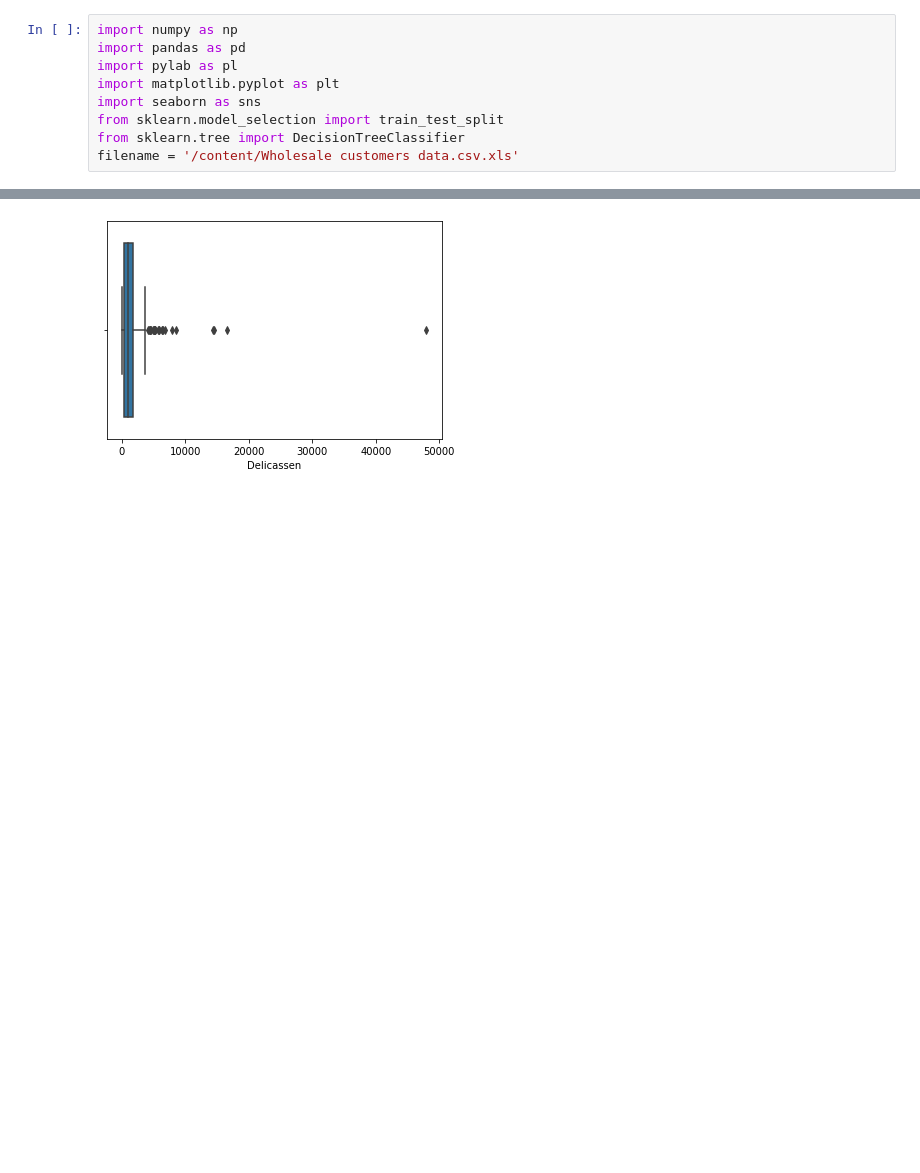
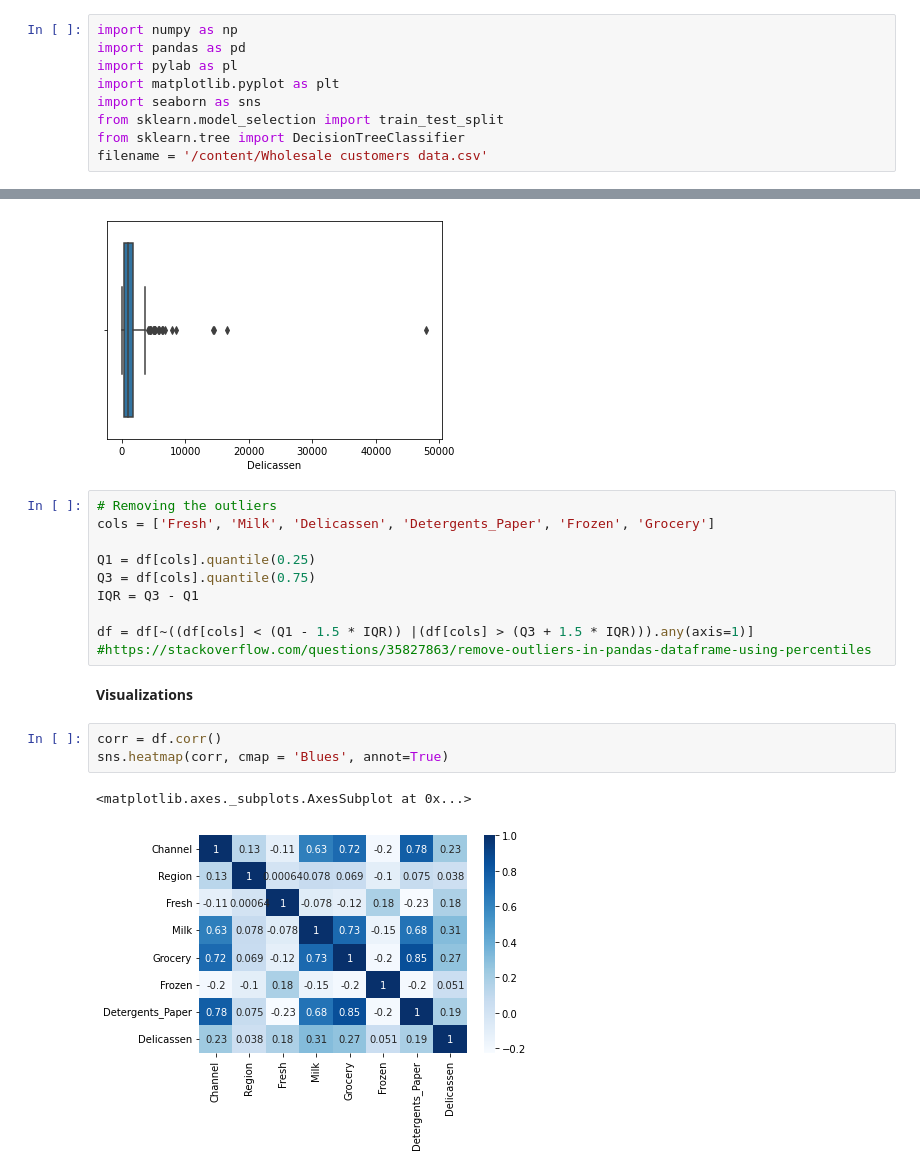
Before and after one commit to mopferman/Project2, a Jupyter notebook: Wholesale_Customers_Project_2.ipynb, the cells around one changed output, grey strips where cells are left out. Drawn from its saved outputs; the diff is of its cells as text; blank space fills up the shorter version.

```diff
--- a/Wholesale_Customers_Project_2.ipynb
+++ b/Wholesale_Customers_Project_2.ipynb
@@ -8,7 +8,7 @@ import matplotlib.pyplot as plt
 import seaborn as sns
 from sklearn.model_selection import train_test_split
 from sklearn.tree import DecisionTreeClassifier
-filename = '/content/Wholesale customers data.csv.xls'
+filename = '/content/Wholesale customers data.csv'
 # %%
 df = pd.read_csv(filename)
 df.head()
@@ -102,3 +102,21 @@ sns.boxplot(df['Detergents_Paper']);
 sns.boxplot(df['Delicassen']);
 # %% [output]
 [figure]
+# %%
+# Removing the outliers
+cols = ['Fresh', 'Milk', 'Delicassen', 'Detergents_Paper', 'Frozen', 'Grocery']
+
+Q1 = df[cols].quantile(0.25)
+Q3 = df[cols].quantile(0.75)
+IQR = Q3 - Q1
+
+df = df[~((df[cols] < (Q1 - 1.5 * IQR)) |(df[cols] > (Q3 + 1.5 * IQR))).any(axis=1)]
+#https://stackoverflow.com/questions/35827863/remove-outliers-in-pandas-dataframe-using-percentiles
+# %% [markdown]
+**Visualizations**
+# %%
+corr = df.corr()
+sns.heatmap(corr, cmap = 'Blues', annot=True)
+# %% [output]
+<matplotlib.axes._subplots.AxesSubplot at 0x...>
+[figure, added]
```
Also changed, not shown: parts of 2 cells of this notebook.
